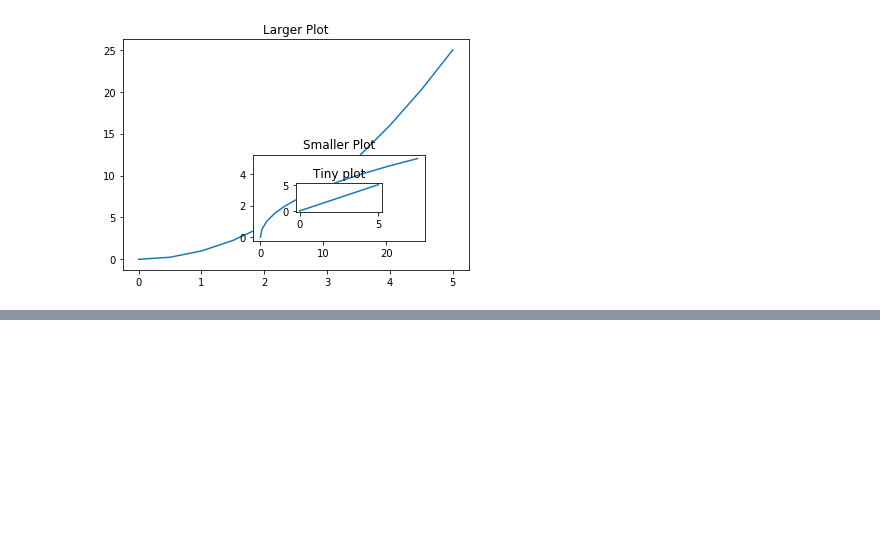
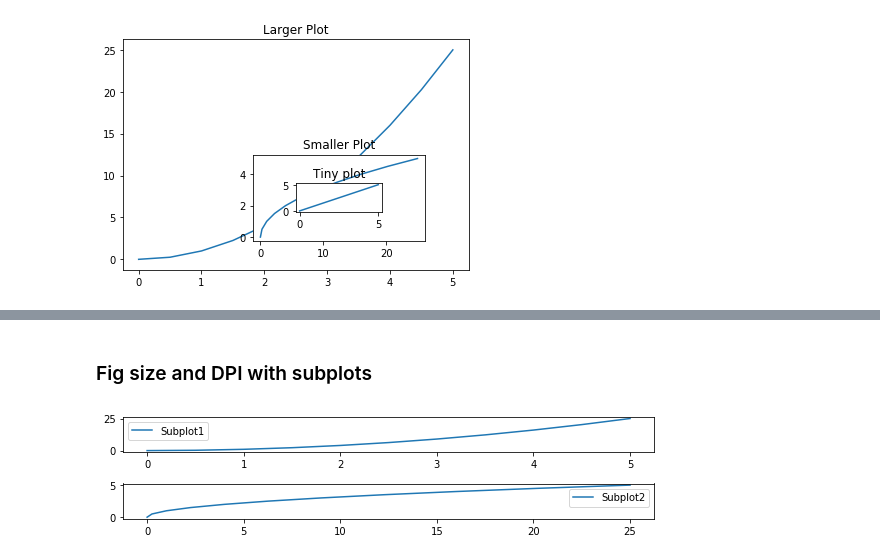
Before and after one commit to alchemistb/Python_for_data_sci, a Jupyter notebook: Intro-Matplotlib.ipynb, the cells around one changed output, grey strips where cells are left out. Saved outputs shown, nothing was run; the diff lists cells and outputs as text; code cells hidden in the pictures; blank space fills up the shorter version.

```diff
--- a/Intro-Matplotlib.ipynb
+++ b/Intro-Matplotlib.ipynb
@@ -110,0 +167,17 @@ Text(0.5, 1.0, 'Tiny plot')
+# %% [markdown]
+<h3>Fig size and DPI with subplots</h3>
+# %%
+fig,axes = plt.subplots(nrows=2, ncols=1, figsize=(8,2))    # Fig and axes with plt.*suplots()*
+                                                            # nrows, ncols,
+                                                            # figsize('width','height')
+
+
+axes[0].plot(x,y,label = 'Subplot1')                        # Using indexing to get the first subplot for x,y, and label for legend
+axes[1].plot(y,x,label = 'Subplot2')                        # Using indexing to get the second subplot for y,x, and label for legend
+
+axes[0].legend()                                            # Calling legend() to first subplot
+axes[1].legend()                                            # Calling legend() to second subplot
+
+plt.tight_layout()                                          # Clean up spacing between the subplots
+# %% [output]
+[figure, added]
```
Also changed, not shown: parts of 10 cells of this notebook.
